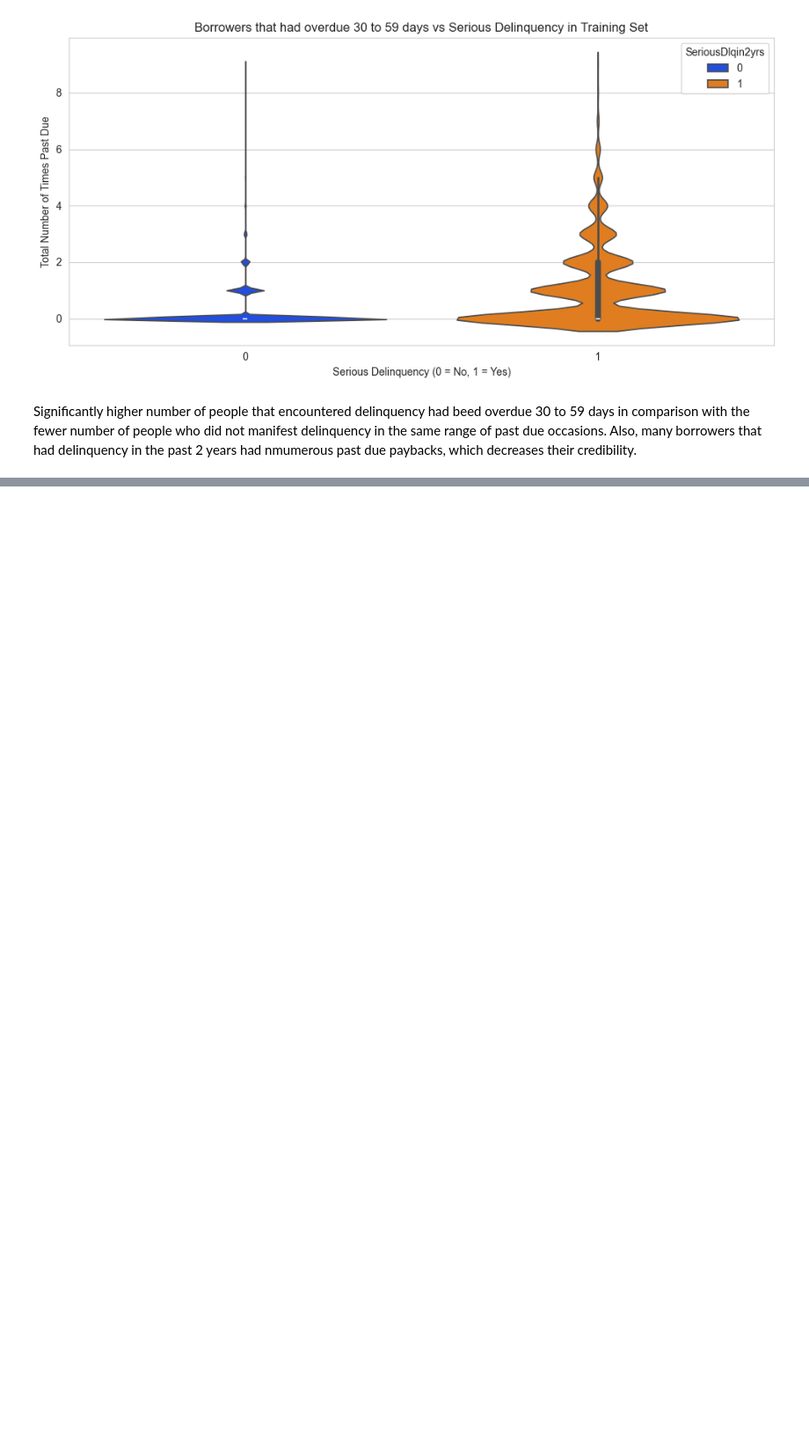
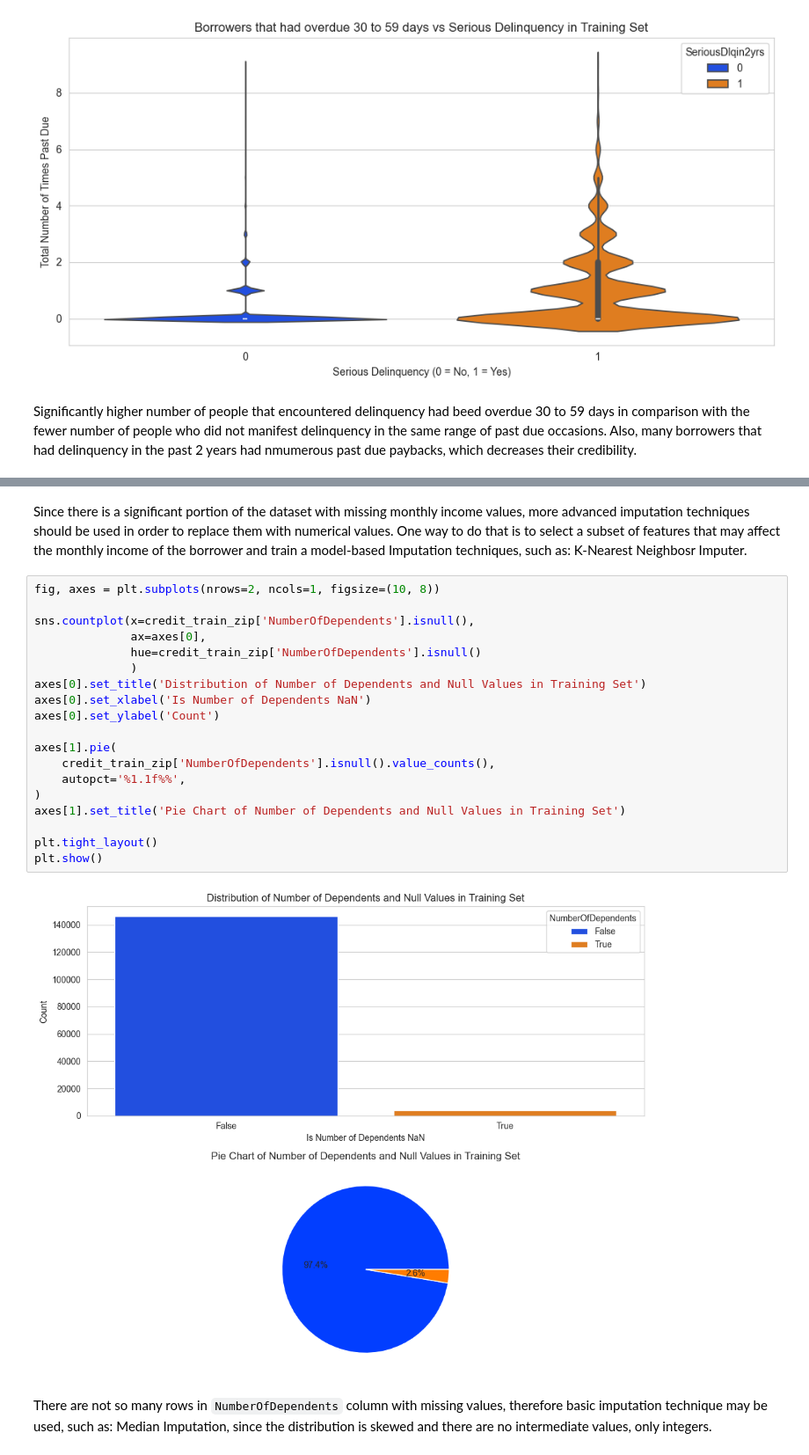
Before and after one commit to Ghenntoggy1/Sigmoid-ML-Tasks, a Jupyter notebook: Pre_Exam_2_Give_Me_Some_Credit_Classification/Pre_Exam_2_Give_Me_Some_Credit_Classification.ipynb, the cells around one changed output, grey strips where cells are left out. Shown at 88% size. Cells and saved outputs as stored; diff of their text form; blank space fills up the shorter version.

```diff
--- a/Pre_Exam_2_Give_Me_Some_Credit_Classification/Pre_Exam_2_Give_Me_Some_Credit_Classification.ipynb
+++ b/Pre_Exam_2_Give_Me_Some_Credit_Classification/Pre_Exam_2_Give_Me_Some_Credit_Classification.ipynb
@@ -1053,0 +1110,25 @@ Significantly higher number of people that encountered delinquency had beed over
+# %% [markdown]
+Since there is a significant portion of the dataset with missing monthly income values, more advanced imputation techniques should be used in order to replace them with numerical values. One way to do that is to select a subset of features that may affect the monthly income of the borrower and train a model-based Imputation techniques, such as: K-Nearest Neighbosr Imputer.
+# %%
+fig, axes = plt.subplots(nrows=2, ncols=1, figsize=(10, 8))
+
+sns.countplot(x=credit_train_zip['NumberOfDependents'].isnull(),
+              ax=axes[0],
+              hue=credit_train_zip['NumberOfDependents'].isnull()
+              )
+axes[0].set_title('Distribution of Number of Dependents and Null Values in Training Set')
+axes[0].set_xlabel('Is Number of Dependents NaN')
+axes[0].set_ylabel('Count')
+
+axes[1].pie(
+    credit_train_zip['NumberOfDependents'].isnull().value_counts(),
+    autopct='%1.1f%%',
+)
+axes[1].set_title('Pie Chart of Number of Dependents and Null Values in Training Set')
+
+plt.tight_layout()
+plt.show()
+# %% [output]
+[figure, added]
+# %% [markdown]
+There are not so many rows in `NumberOfDependents` column with missing values, therefore basic imputation technique may be used, such as: Median Imputation, since the distribution is skewed and there are no intermediate values, only integers.
```
Also changed, not shown: parts of 112 cells of this notebook.
